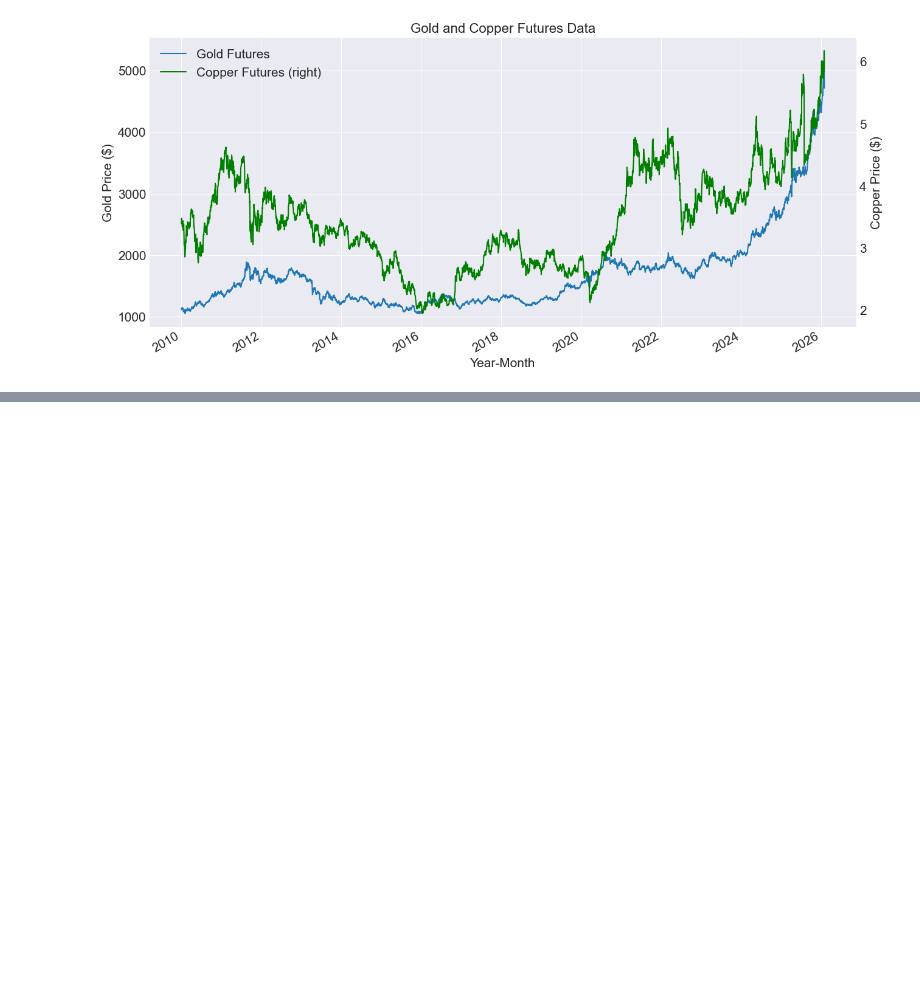
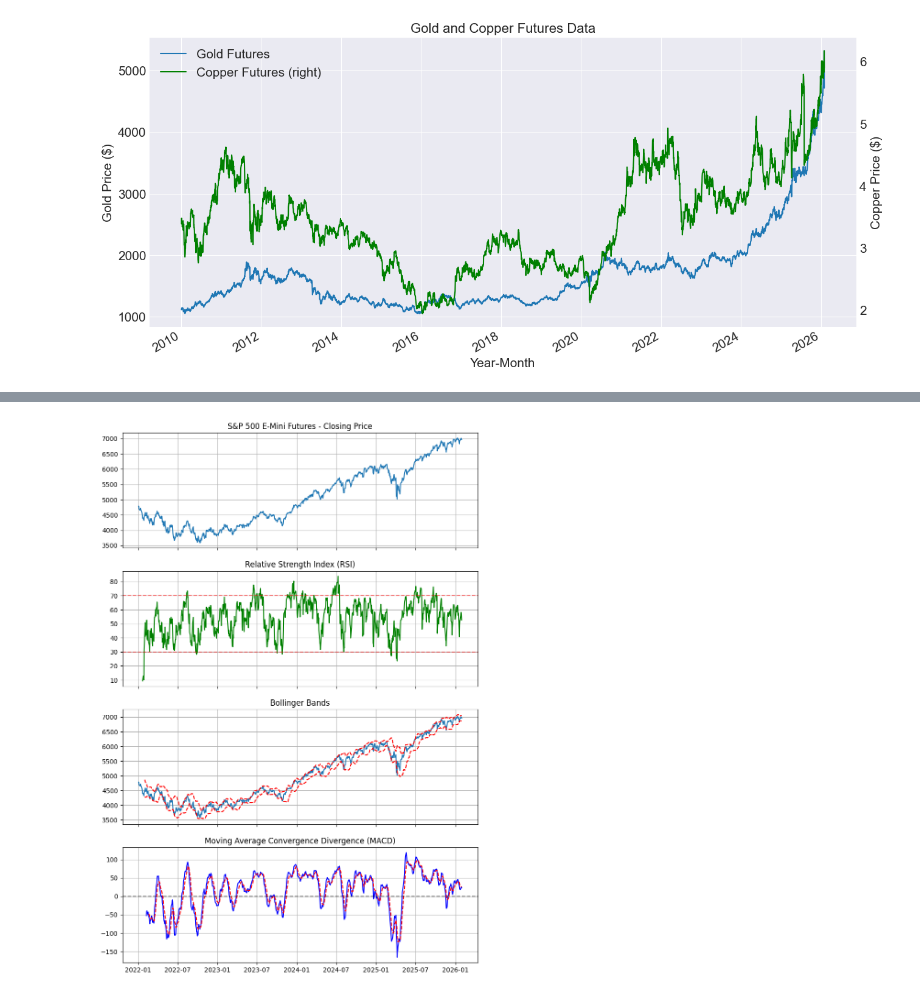
Before and after one commit to nationcall/qrsearch, a Jupyter notebook: quant_trading_book.ipynb, the cells around one changed output, grey strips where cells are left out. Drawn from its saved outputs; the diff is of its cells as text; code cells hidden in the pictures; blank space fills up the shorter version.

```diff
--- a/quant_trading_book.ipynb
+++ b/quant_trading_book.ipynb
@@ -53,7 +53,7 @@ fig3.show()
 import pandas as pd
 import yfinance as yf
 import matplotlib.pyplot as plt
-plt.style.use('seaborn-v0_8-darkgrid')
+#plt.style.use('seaborn-v0_8-darkgrid')
 # %%
 
 futures_data = yf.download("PL=F",start="2022-01-01",end="2026-02-22")
@@ -125,17 +127,41 @@ futures_data = yf.download(futures_symbol,
 # %%
 import ta
 # Calculate RSI
-futures_data["RSI"] = ta.momentum.RSIIndicator(futures_data[(futures_symbol,"Close")])
+futures_data["RSI"] = ta.momentum.RSIIndicator(futures_data[("Close",futures_symbol)]).rsi()
 
 # Calculate Bollinger Bands
-bbands = ta.volatility.BollingerBands(futures_data[(futures_symbol,"Close")])
+bbands = ta.volatility.BollingerBands(futures_data[("Close",futures_symbol)])
 futures_data["BB_upper"] = bbands.bollinger_hband()
 futures_data["BB_lower"] = bbands.bollinger_lband()
 
 # Calculate MACD
-macd = ta.trend.MACD(futures_data[(futures_symbol,"Close")])
+macd = ta.trend.MACD(futures_data[("Close",futures_symbol)])
 futures_data["MACD"] = macd.macd()
 futures_data["MACD_signal"] = macd.macd_signal()
 # %%
 fig,axes = plt.subplots(4,1,figsize=(10,15),sharex=True)
-axes[0].plot(futures_data.index,futures_data[(futures_symbol,"Close")])
+axes[0].plot(futures_data.index,futures_data[("Close",futures_symbol)])
+axes[0].set_title("S&P 500 E-Mini Futures - Closing Price")
+axes[0].grid()
+
+axes[1].plot(futures_data.index, futures_data["RSI"], label="RSI", color="g")
+axes[1].axhline(30, linestyle="--", color="r", alpha=0.5)
+axes[1].axhline(70, linestyle="--", color="r", alpha=0.5)
+axes[1].set_title("Relative Strength Index (RSI)")
+axes[1].grid()
+
+axes[2].plot(futures_data.index,futures_data[("Close",futures_symbol)],label="Close")
+axes[2].plot(futures_data.index,futures_data["BB_upper"],label="Upper Bollinger Band",
+             linestyle="--",color="r")
+axes[2].plot(futures_data.index,futures_data["BB_lower"],label="Lower Bollinger Band",
+             linestyle="--",color="r")
+axes[2].set_title("Bollinger Bands")
+axes[2].grid()
+
+axes[3].plot(futures_data.index, futures_data["MACD"],label="MACD",color="b")
+axes[3].plot(futures_data.index, futures_data["MACD_signal"],label="Signal Line",linestyle="--",color="r")
+axes[3].axhline(0,linestyle="--",color="k",alpha=0.5)
+axes[3].set_title("Moving Average Convergence Divergence (MACD)")
+axes[3].grid()
+# %% [output]
+[figure, added]
```
Also changed, not shown: parts of 1 cell of this notebook.
